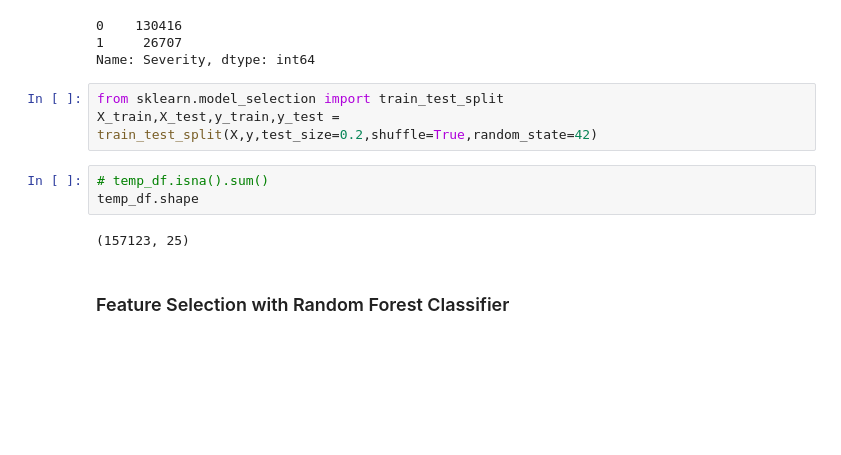
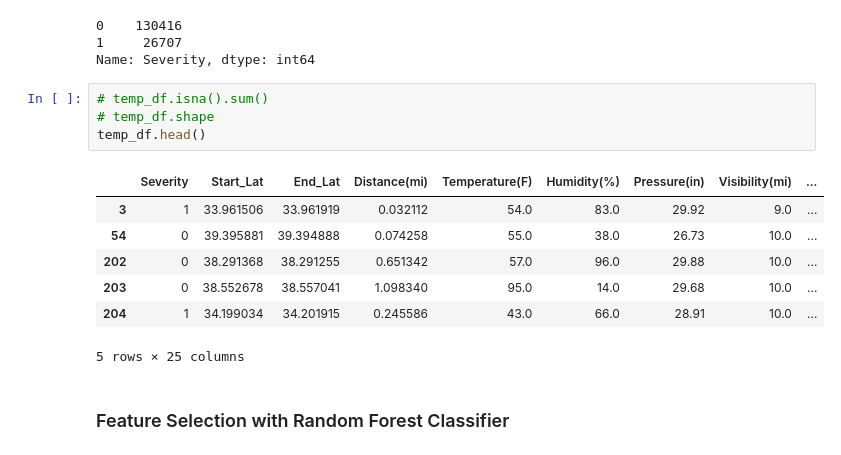
Before and after one commit to RBelgundi-6475/Term_Project_CS5644, a Jupyter notebook: Term_Project.ipynb, the cells around one changed output. Saved outputs shown, nothing was run; the diff lists cells and outputs as text; blank space fills up the shorter version.

```diff
--- a/Term_Project.ipynb
+++ b/Term_Project.ipynb
@@ -652,14 +654,18 @@ temp_df["Severity"].value_counts()
 0    130416
 1     26707
 Name: Severity, dtype: int64
-# %%
-from sklearn.model_selection import train_test_split
-X_train,X_test,y_train,y_test = train_test_split(X,y,test_size=0.2,shuffle=True,random_state=42)
 # %%
 # temp_df.isna().sum()
-temp_df.shape
+# temp_df.shape
+temp_df.head()
 # %% [output]
+|  | Severity | Start_Lat | End_Lat | Distance(mi) | Temperature(F) | Humidity(%) | Pressure(in) | Visibility(mi) | ... |
+| 3 | 1 | 33.961506 | 33.961919 | 0.032112 | 54.0 | 83.0 | 29.92 | 9.0 | ... |
+| 54 | 0 | 39.395881 | 39.394888 | 0.074258 | 55.0 | 38.0 | 26.73 | 10.0 | ... |
+| 202 | 0 | 38.291368 | 38.291255 | 0.651342 | 57.0 | 96.0 | 29.88 | 10.0 | ... |
+| 203 | 0 | 38.552678 | 38.557041 | 1.098340 | 95.0 | 14.0 | 29.68 | 10.0 | ... |
+| 204 | 1 | 34.199034 | 34.201915 | 0.245586 | 43.0 | 66.0 | 28.91 | 10.0 | ... |
-(157123, 25)
+5 rows × 25 columns
 # %% [markdown]
 ### Feature Selection with Random Forest Classifier
 # %%
```
Also changed, not shown: parts of 26 cells of this notebook.
